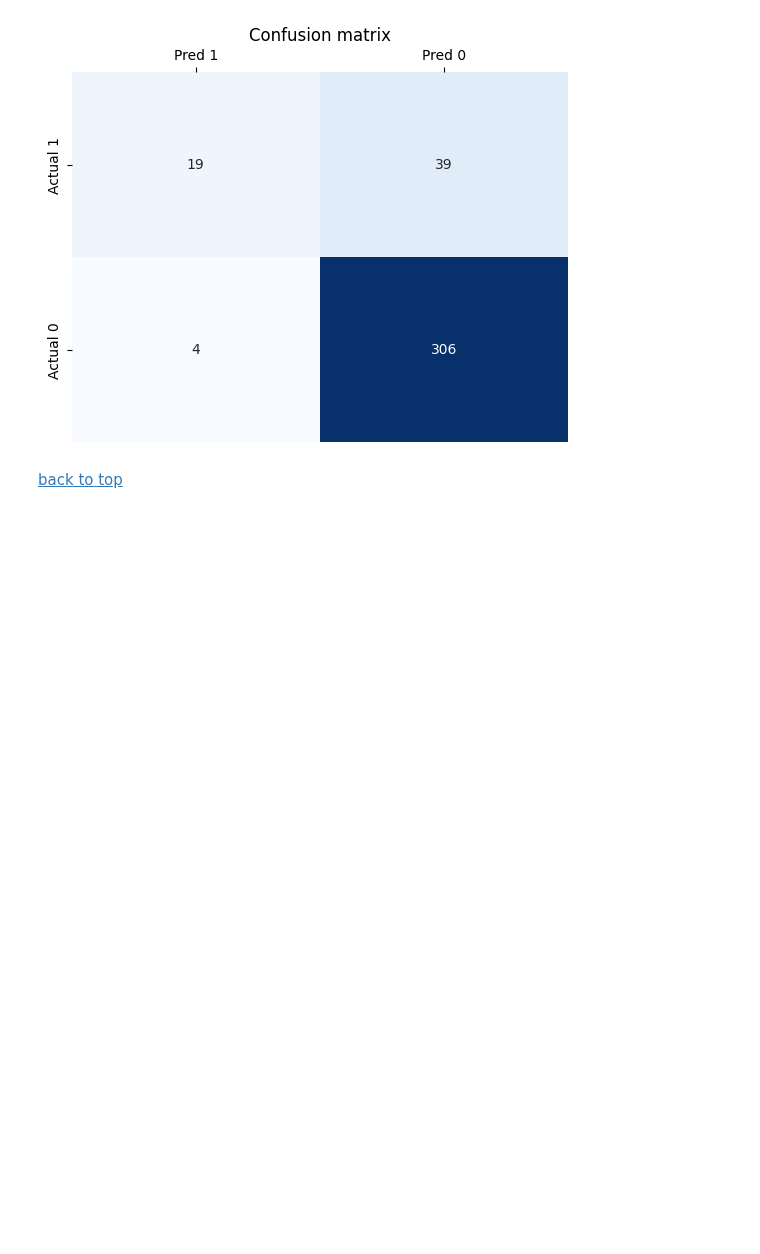
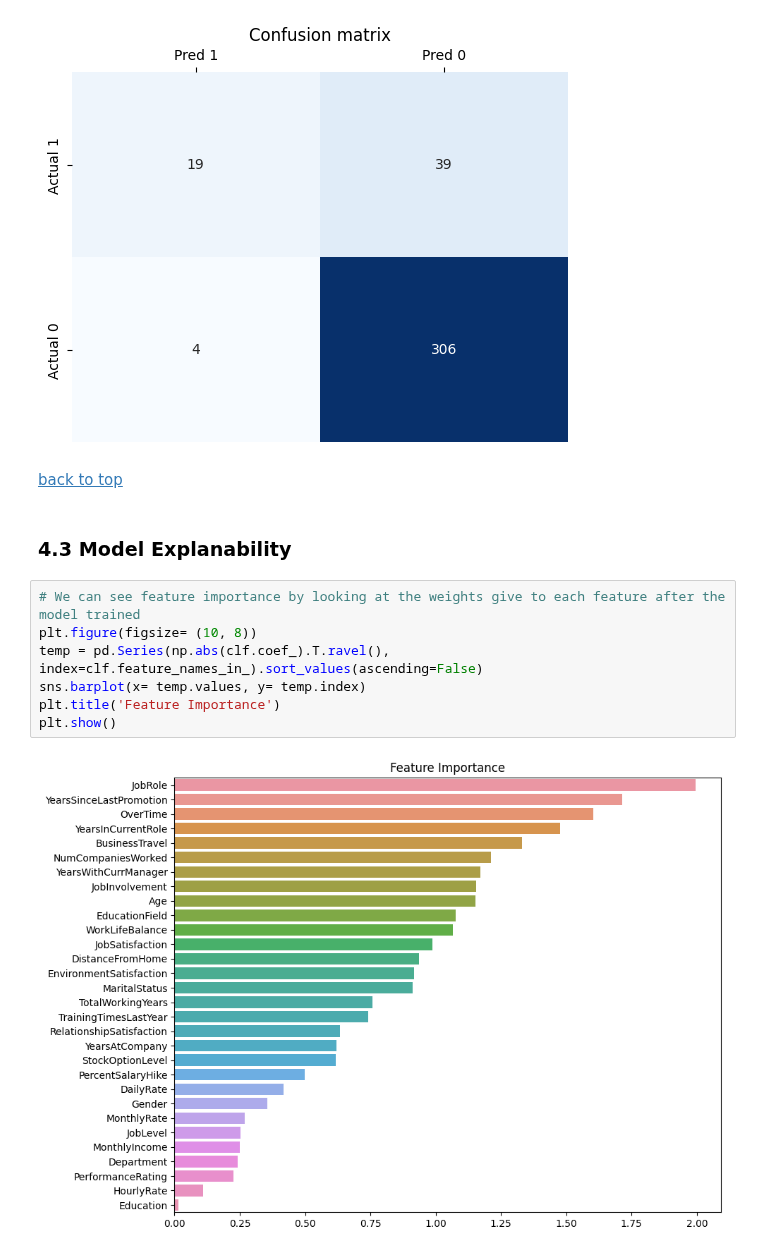
Before and after one commit to GoncaloJoseMoura/Projects, a Jupyter notebook: HR/HR_Attrition.ipynb, the cells around one changed output. Drawn from its saved outputs; the diff is of its cells as text; blank space fills up the shorter version.

Commit message:
Adding Model Explanability

```diff
--- a/HR/HR_Attrition.ipynb
+++ b/HR/HR_Attrition.ipynb
@@ -585,3 +602,15 @@ weighted avg       0.90      0.90      0.89       368
 [figure]
 # %% [markdown]
 <a href='#top'>back to top</a>
+# %% [markdown]
+<a id='model_explanability'></a>
+### 4.3 Model Explanability
+# %%
+# We can see feature importance by looking at the weights give to each feature after the model trained
+plt.figure(figsize= (10, 8))
+temp = pd.Series(np.abs(clf.coef_).T.ravel(), index=clf.feature_names_in_).sort_values(ascending=False)
+sns.barplot(x= temp.values, y= temp.index)
+plt.title('Feature Importance')
+plt.show()
+# %% [output]
+[figure, added]
```
Also changed, not shown: parts of 16 cells of this notebook, 9 other files.
